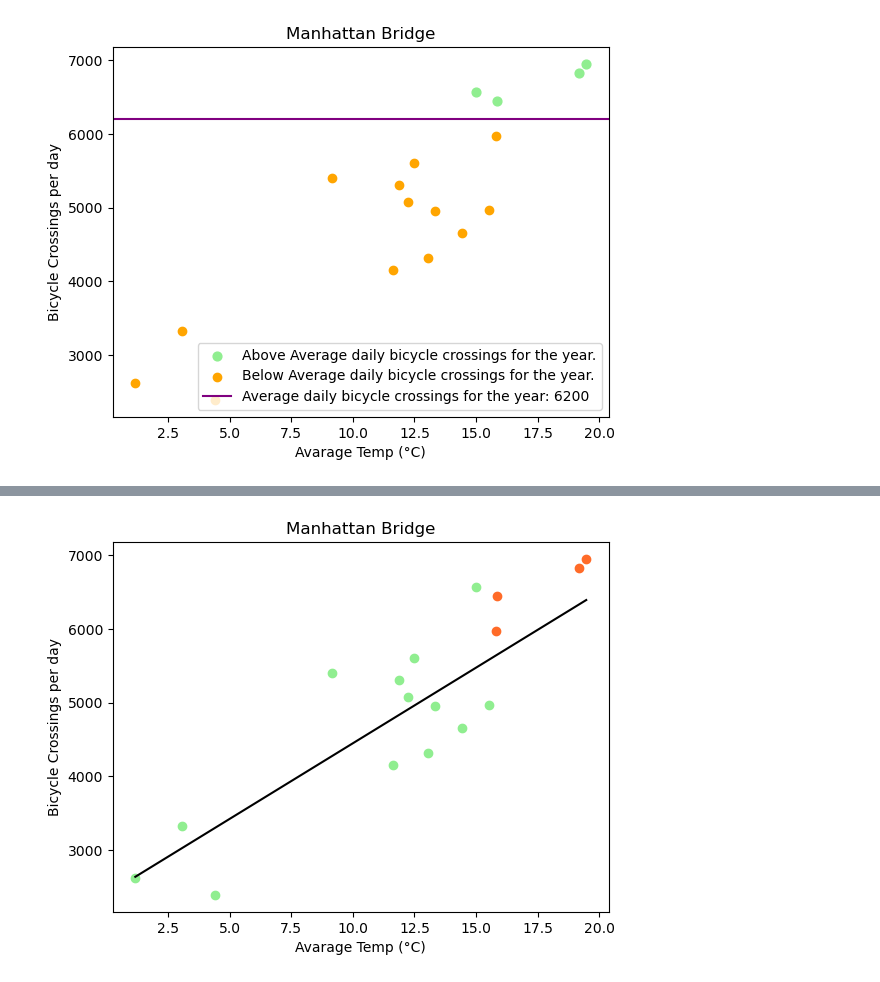
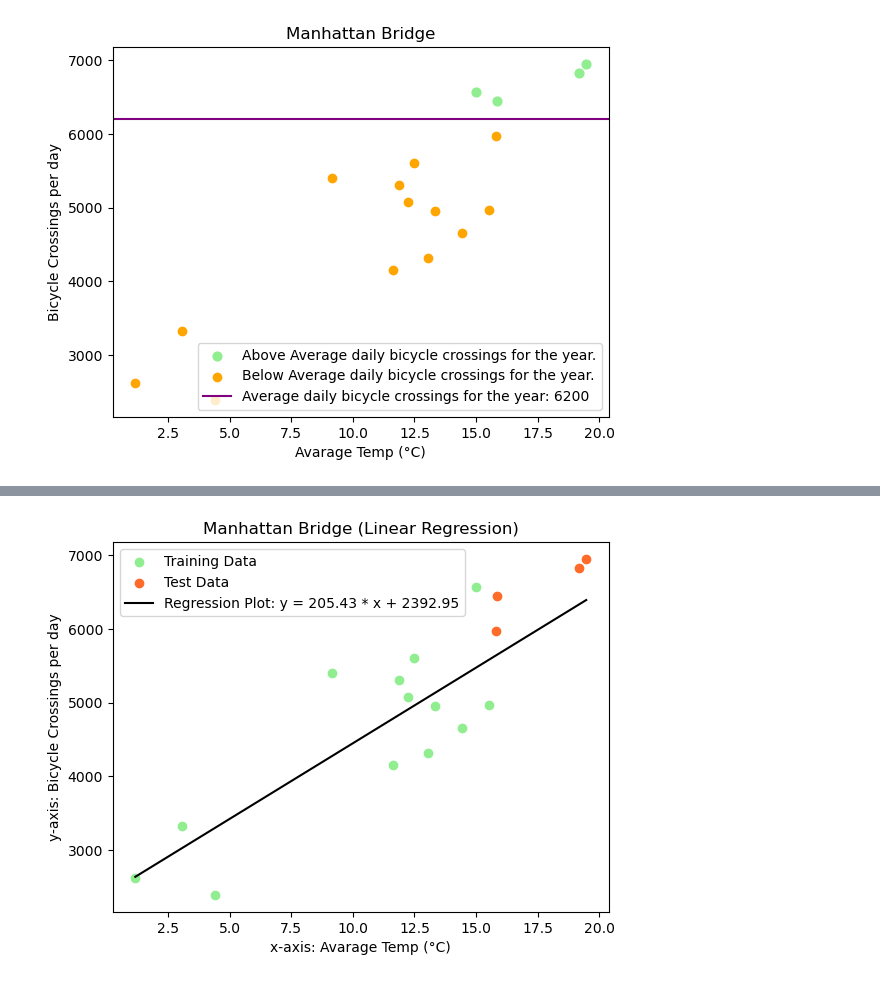
Before and after one commit to Julian-HB/DataProjectDemo, a Jupyter notebook: Bicycle.ipynb, the cells around one changed output, grey strips where cells are left out. Cells and saved outputs as stored; diff of their text form; code cells hidden in the pictures.

```diff
--- a/Bicycle.ipynb
+++ b/Bicycle.ipynb
@@ -530,8 +551,8 @@ for i, (train_index, test_index) in enumerate(kf.split(X)):
     linear_model = LinearRegression().fit(x_train.reshape(-1, 1), y_train)
 
     # Steigung (slope) und y-Achsenabschnitt (intercept) werden aus der linearen Regression extrahiert.
-    slope = linear_model.coef_[0]
-    intercept = linear_model.intercept_
+    slope = linear_model.coef_[0][0].round(2)
+    intercept = linear_model.intercept_[0].round(2)
 
     # Vorhersage für die Testdaten wird berechnet.
     # Die Methode 'numpy.reshape' gibt einem Array eine neue Form, ohne die Daten zu ändern.
@@ -557,16 +578,18 @@ for i, (train_index, test_index) in enumerate(kf.split(X)):
     y_pred_end = num_dict['slope'] * x_values + num_dict['intercept']
 
     # Streudiagramme werden erstellt.
-    plt.scatter(x_train, y_train, color='lightgreen')
-    plt.scatter(x_test, y_test, color='#ff6b28')
+    plt.scatter(x_train, y_train, color='lightgreen', label='Training Data')
+    plt.scatter(x_test, y_test, color='#ff6b28', label='Test Data')
 
     # Labels und Titel werden gesetzt.
     plt.xlabel('Average Temp (°C)')
     plt.ylabel('Bicycle Crossings per day')
-    plt.title('Manhattan Bridge')
+    plt.title('Manhattan Bridge (Linear Regression)')
 
     # Liniendiagramm wird hinzugefügt.
-    plt.plot(x_values, y_pred_end, color='black', label='Predicted Data')
+    plt.plot(x_values, y_pred_end, color='black', label= f"Regression Plot: y = {slope} * x + {intercept}")
+
+    plt.legend()
 
     # Diagramme werden angezeigt.
     plt.show()
@@ -600,17 +623,20 @@ Das ist R²:  0.9200285474499674
 # %%
 # Das Model mit dem besten Determinationskoeffizienten wird angezeigt.
-# Streudiagramm wird erstellt
-plt.scatter(model_container[0]['x_train'], model_container[0]['y_train'], color='lightgreen')
-plt.scatter(model_container[0]['x_test'], model_container[0]['y_test'], color='#ff6b28')
+# Streudiagramme werden erstellt.
+plt.scatter(x_train, y_train, color='lightgreen', label='Training Data')
+plt.scatter(x_test, y_test, color='#ff6b28', label='Test Data')
 
 # Labels und Titel werden gesetzt
-plt.xlabel('Avarage Temp (°C)')
-plt.ylabel('Bicycle Crossings per day')
-plt.title('Manhattan Bridge')
+plt.xlabel('x-axis: Avarage Temp (°C)')
+plt.ylabel('y-axis: Bicycle Crossings per day')
+plt.title('Manhattan Bridge (Linear Regression)')
 
 # Liniendiagramm wird hinzugefügt.
-plt.plot(x_values, y_pred_end, color='black', label='Predicted Data')
+plt.plot(x_values, y_pred_end, color='black', label= f"Regression Plot: y = {slope} * x + {intercept}")
+
+plt.legend()
+
 # Diagramm wird angezeigt.
 plt.show()
 # %% [output]
-[figure, old version]
+[figure, new version]
```
Also changed, not shown: parts of 11 cells of this notebook.
